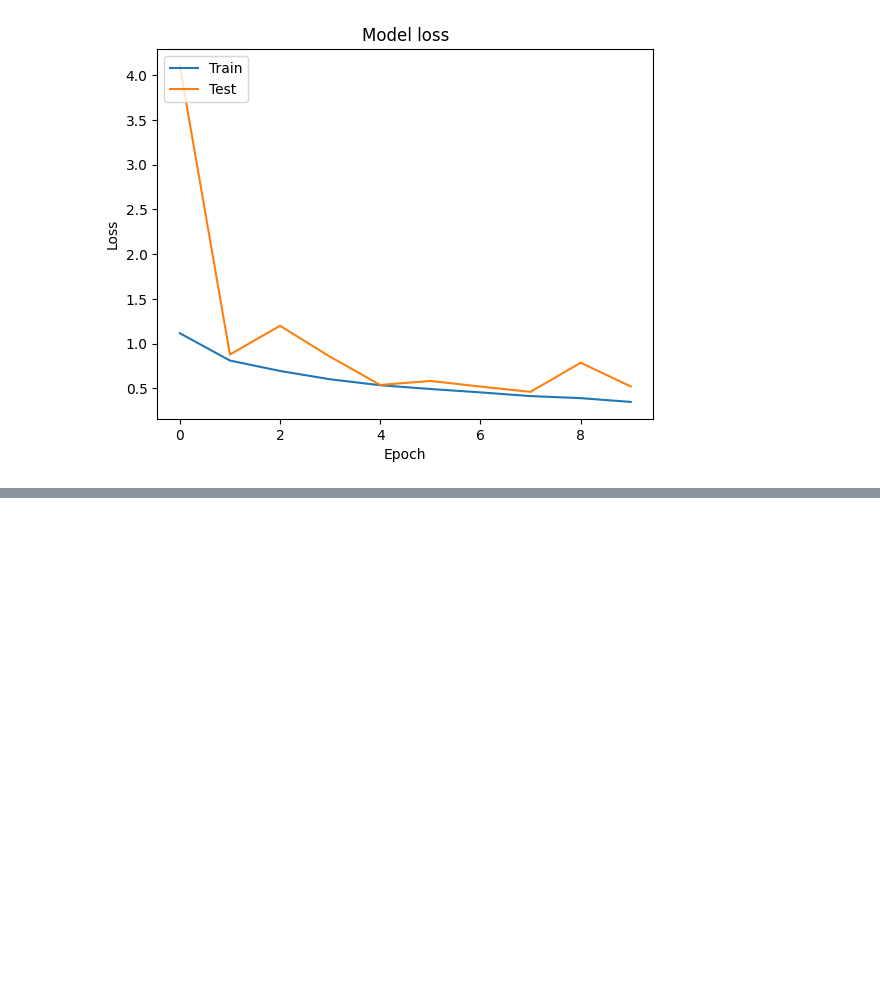
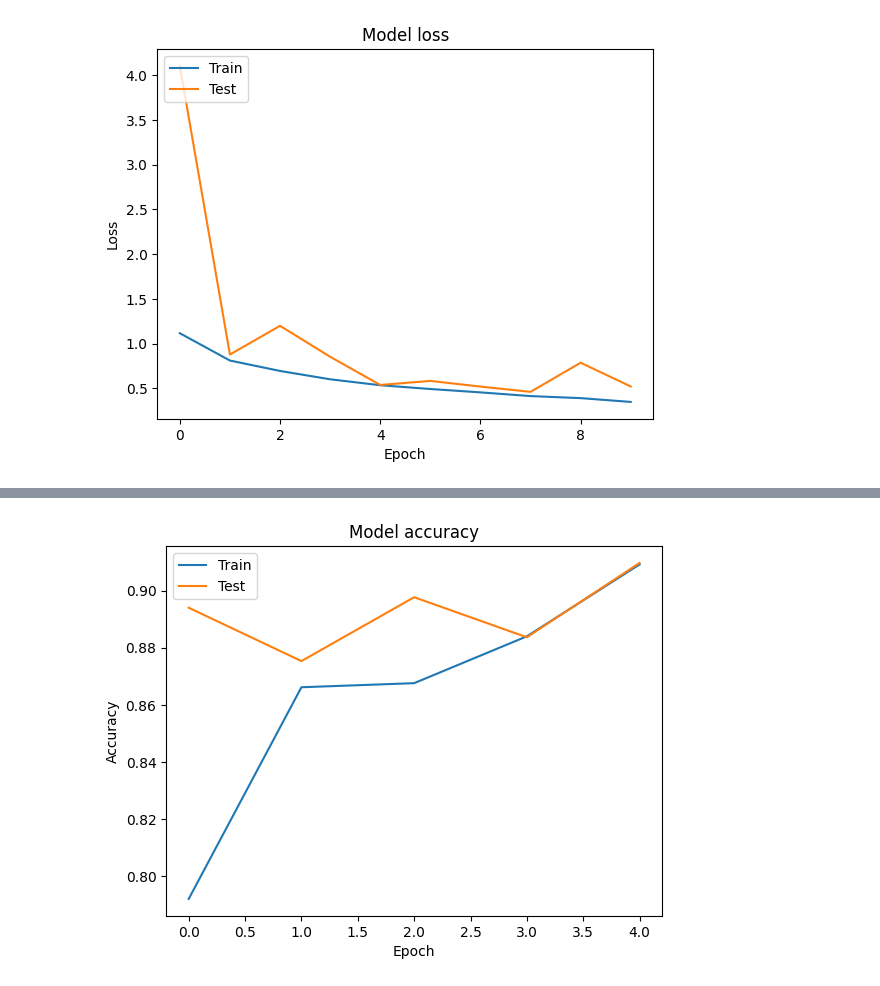
Before and after one commit to kale-sahil/intel-image-classification, a Jupyter notebook: Copy_of_Intel_Classification_Dataset.ipynb, the cells around one changed output, grey strips where cells are left out. Saved outputs shown, nothing was run; the diff lists cells and outputs as text; code cells hidden in the pictures; blank space fills up the shorter version.

Commit message:
Inception V3 added

```diff
--- a/Copy_of_Intel_Classification_Dataset.ipynb
+++ b/Copy_of_Intel_Classification_Dataset.ipynb
@@ -644,0 +705,7 @@ model_loss(trained_model5)
+# %%
+#size required by Inception V3
+image_size=[299,299]
+
+# initializing Inception V3 model
+# include_top specifies whether to include the fully connected layer at the top of the network
+inception=InceptionV3(input_shape=image_size+[3], weights='imagenet', include_top=False)
@@ -644,0 +719,13 @@ model_loss(trained_model5)
+# %%
+# Flattening the incoming Inception V3 layer
+x=Flatten()(inception.output)
+
+# O/P Layer num_classes i.e 6 becuase - 6 classes
+prediction=Dense(6,activation='softmax')(x)
+
+model_incept =Model(inputs=inception.input,outputs=prediction)
+
+# compiling the model and adding the optimizer
+model_incept.compile(loss='categorical_crossentropy',optimizer='adam',metrics=['accuracy'])
+
+model_incept.summary()
@@ -644,0 +750,6 @@ model_loss(trained_model5)
+# %%
+# defining Early stopping
+early_stopping=EarlyStopping(patience=4,verbose=1,restore_best_weights=True)
+reduce_lr=ReduceLROnPlateau(factor=0.1,patience=3,verbose=1)
+
+callbacks = [early_stopping, reduce_lr]
@@ -644,0 +762,8 @@ model_loss(trained_model5)
+# %%
+trained_model_inception = model_incept.fit(train_generator1,
+                                           validation_data=test_generator1,
+                                           epochs=10,
+                                           steps_per_epoch=len(train_generator1),
+                                           validation_steps=len(test_generator1),
+                                           callbacks=callbacks
+                                           )
@@ -644,0 +783,4 @@ model_loss(trained_model5)
+# %%
+model_accuracy(trained_model_inception)
+# %% [output]
+[figure, added]
```
Also changed, not shown: parts of 17 cells of this notebook.
